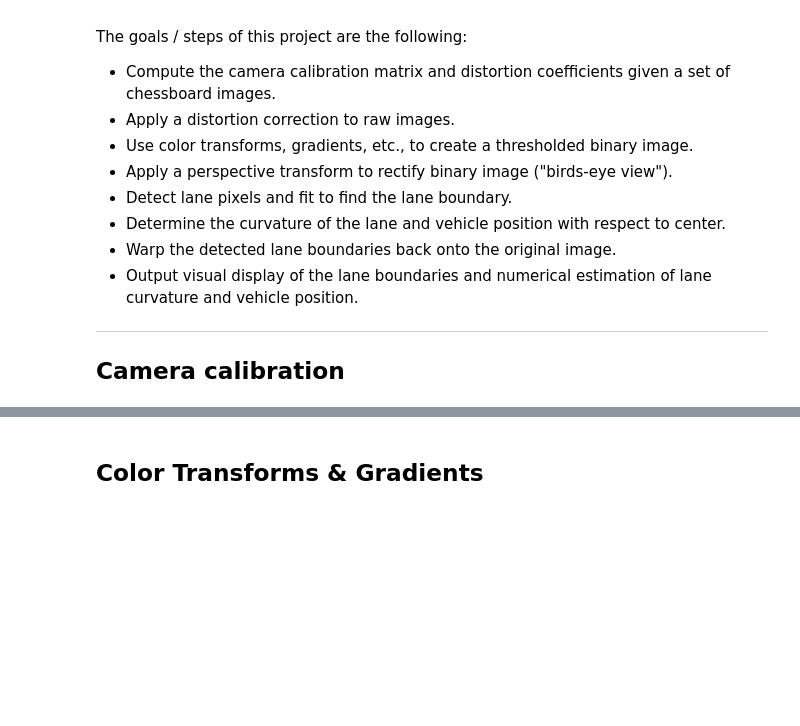
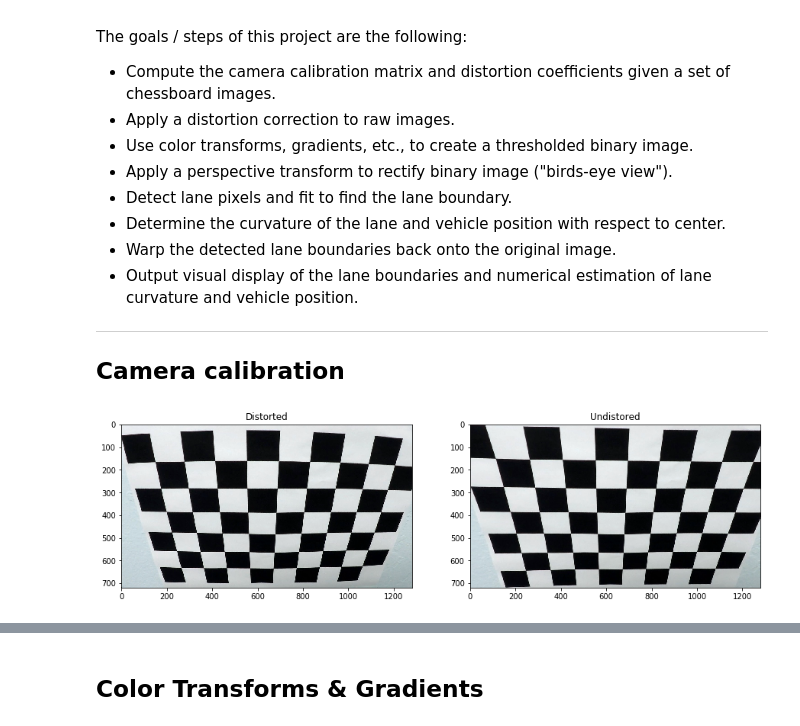
Before and after one commit to ahhuisg/CarND-Advanced-Lane-Lines-Submission, a Jupyter notebook: project.ipynb, the cells around one changed output, grey strips where cells are left out. Drawn from its saved outputs; the diff is of its cells as text; code cells hidden in the pictures; blank space fills up the shorter version.

```diff
--- a/project.ipynb
+++ b/project.ipynb
@@ -54 +63,17 @@ cv2.destroyAllWindows()
+# %%
+d_img1 = cv2.imread('camera_cal/calibration2.jpg')
+ud_img1 = undistored_image(d_img1)
+
+cv2.imwrite('output_images/calibration2_undistort.jpg',img)
+
+fig, axes = plt.subplots(ncols=2, figsize=(15,10))
+axes[0].imshow(d_img1)
+axes[0].set_title('Distorted')
+
+axes[1].imshow(ud_img1)
+axes[1].set_title('Undistored')
+
+fig.savefig('output_images/display1.png')
+# %% [output]
+[figure, added]
 # %%
```
Also changed, not shown: parts of 2 cells of this notebook, 9 other files.
